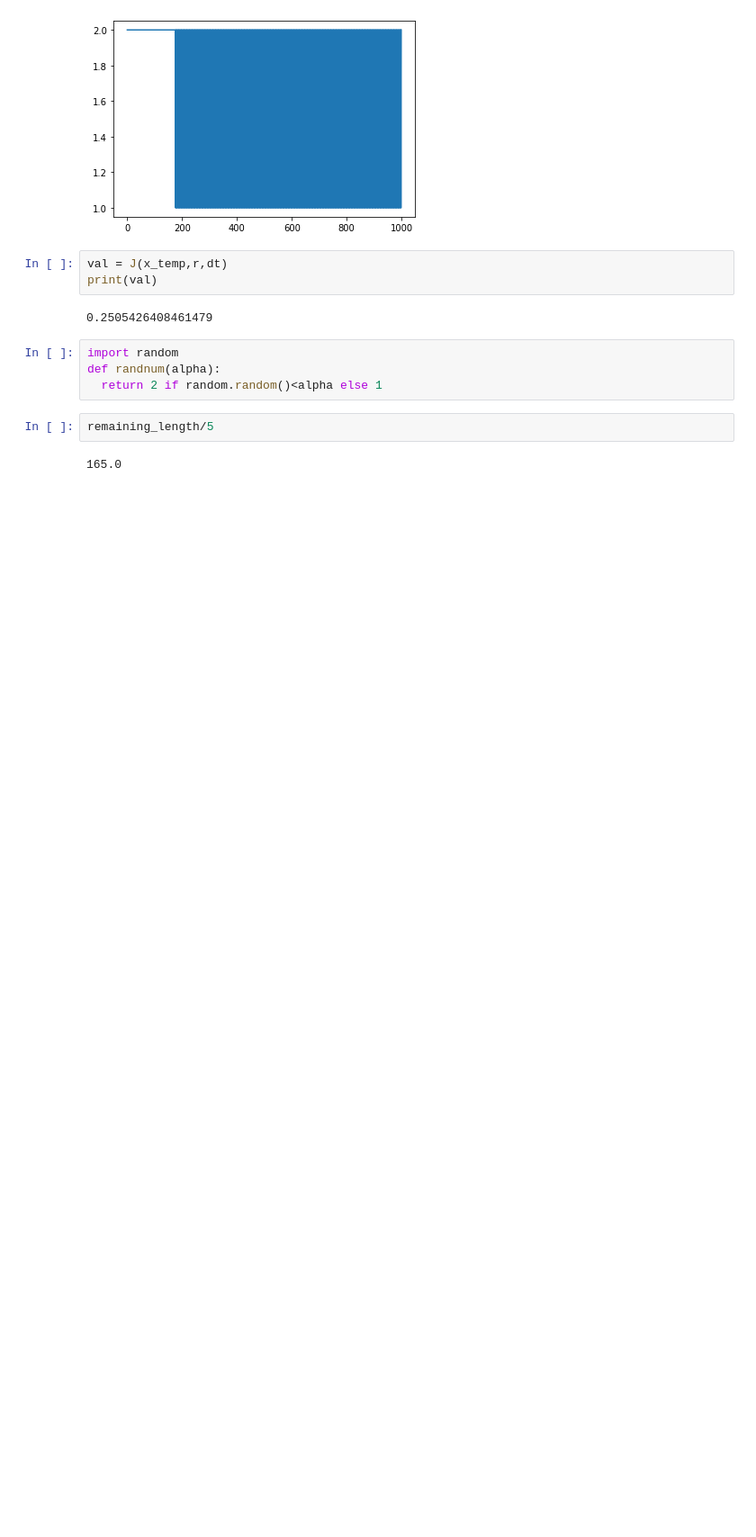
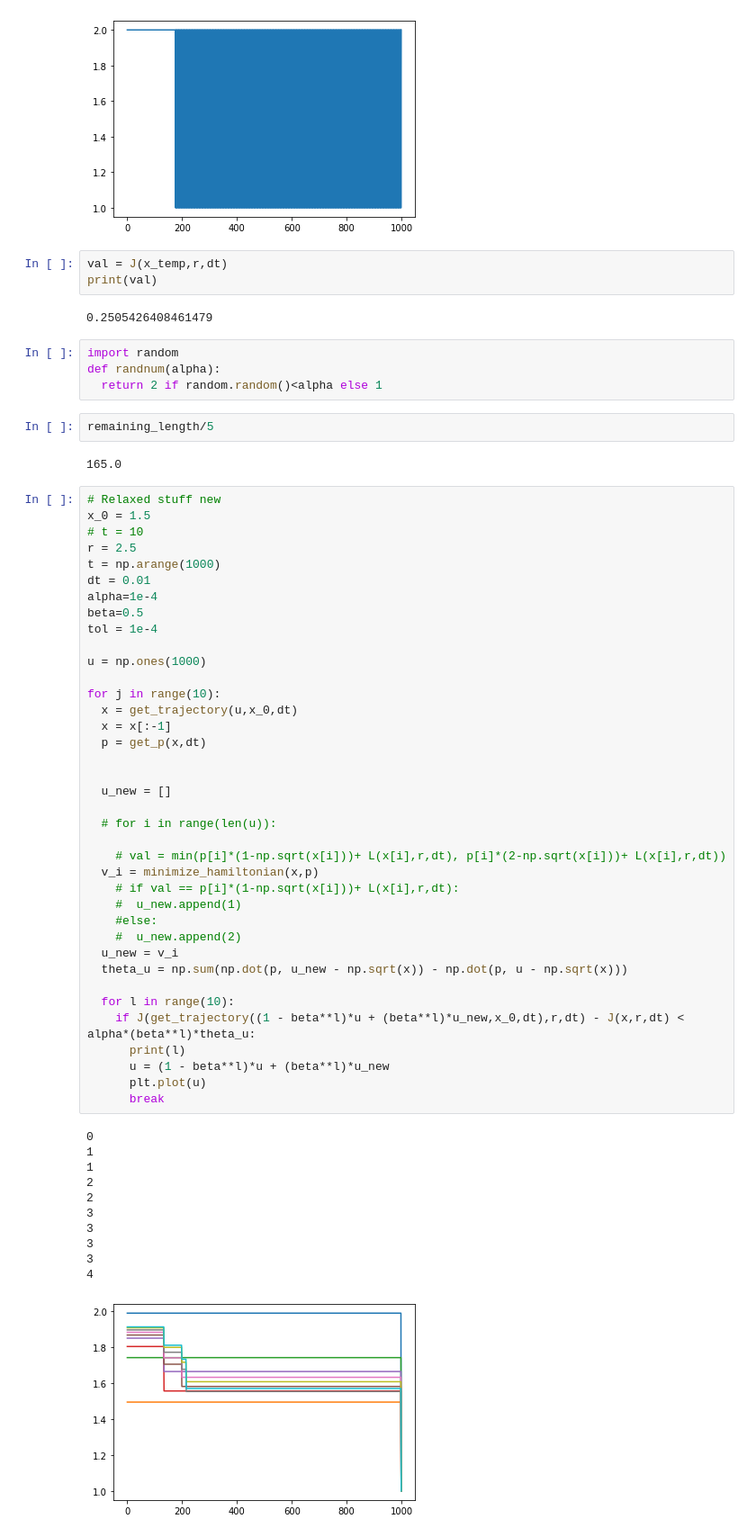
Before and after one commit to anirudhssundar/optimal_control, a Jupyter notebook: 6553_HW_10b.ipynb, the cells around one changed output. Shown: that part at 90% size. Drawn from its saved outputs; the diff is of its cells as text; blank space fills up the shorter version.

```diff
--- a/6553_HW_10b.ipynb
+++ b/6553_HW_10b.ipynb
@@ -328,3 +332,53 @@ def randnum(alpha):
 remaining_length/5
 # %% [output]
 165.0
+# %%
+# Relaxed stuff new
+x_0 = 1.5
+# t = 10
+r = 2.5
+t = np.arange(1000)
+dt = 0.01
+alpha=1e-4
+beta=0.5
+tol = 1e-4
+
+u = np.ones(1000)
+
+for j in range(10):
+  x = get_trajectory(u,x_0,dt)
+  x = x[:-1]
+  p = get_p(x,dt)
+
+
+  u_new = []
+
+  # for i in range(len(u)):
+
+    # val = min(p[i]*(1-np.sqrt(x[i]))+ L(x[i],r,dt), p[i]*(2-np.sqrt(x[i]))+ L(x[i],r,dt))
+  v_i = minimize_hamiltonian(x,p)
+    # if val == p[i]*(1-np.sqrt(x[i]))+ L(x[i],r,dt):
+    #  u_new.append(1)
+    #else:
+    #  u_new.append(2)
+  u_new = v_i
+  theta_u = np.sum(np.dot(p, u_new - np.sqrt(x)) - np.dot(p, u - np.sqrt(x)))
+
+  for l in range(10):
+    if J(get_trajectory((1 - beta**l)*u + (beta**l)*u_new,x_0,dt),r,dt) - J(x,r,dt) < alpha*(beta**l)*theta_u:
+      print(l)
+      u = (1 - beta**l)*u + (beta**l)*u_new
+      plt.plot(u)
+      break
+# %% [output]
+0
+1
+1
+2
+2
+3
+3
+3
+3
+4
+[figure, added]
```
Also changed, not shown: parts of 18 cells of this notebook.
